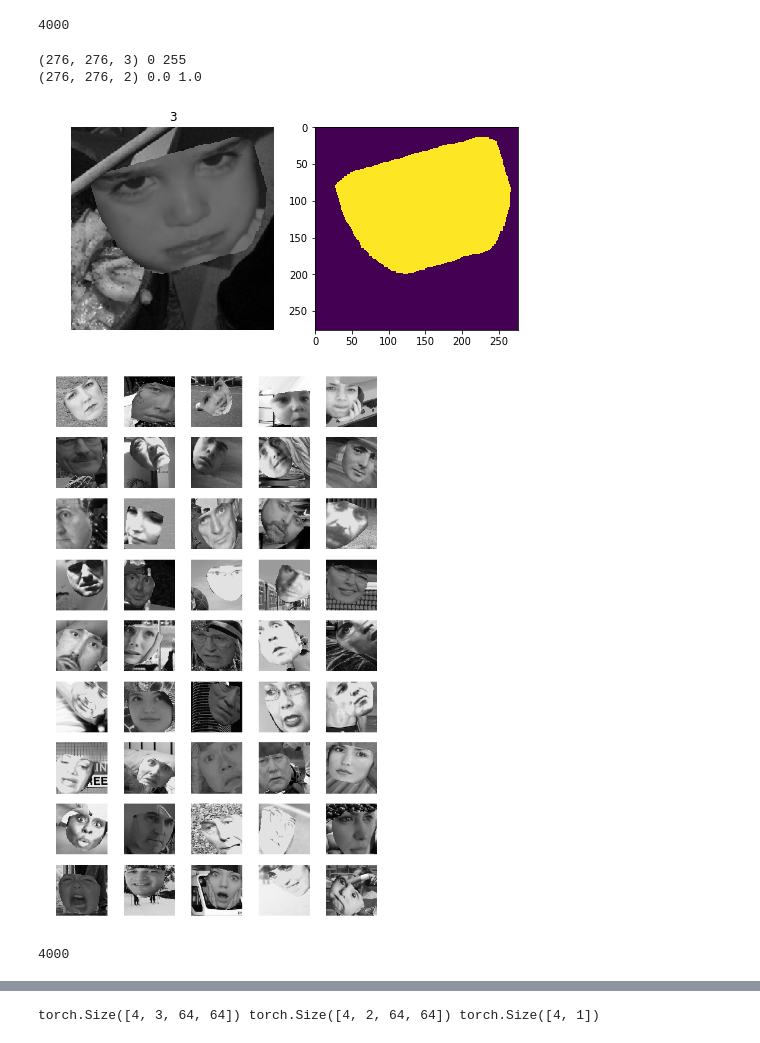
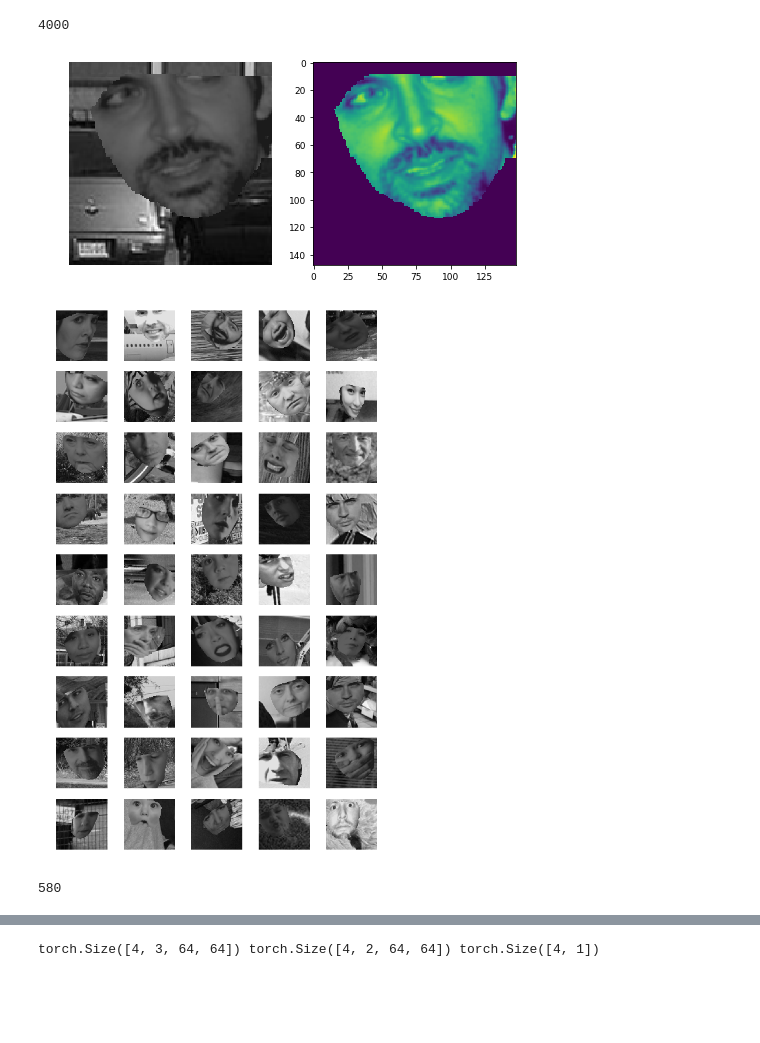
Before and after one commit to pedrodiamel/pytorch-classification, a Jupyter notebook: books/data_fer_analysis.ipynb, the cells around one changed output, grey strips where cells are left out. Cells and saved outputs as stored; diff of their text form; code cells hidden in the pictures; blank space fills up the shorter version.

```diff
--- a/books/data_fer_analysis.ipynb
+++ b/books/data_fer_analysis.ipynb
@@ -71,32 +71,31 @@ def makecolormask( mask, color=[1,0,0] ):
 # %%
 
 sample = dataset[ np.random.randint( len(dataset) )  ]
-image, mask, meta = sample['image'], sample['label'], sample['metadata']
+# image, mask, meta = sample['image'], sample['label'], sample['metadata']
+image, mask, meta = sample[1], sample[0], sample[2]
 label = meta[0]
 
-print(image.shape, image.min(), image.max())
-print(mask.shape, mask.min(), mask.max() )
+# print(image.shape, image.min(), image.max())
+# print(mask.shape, mask.min(), mask.max() )
 
 mask = mask[:,:,1]
 colormask = makecolormask( mask, color=[1,0,0] )
 
 plt.figure( figsize=(8,8) )
 plt.subplot(121)
 #plt.imshow( lincomb( image/255, colormask, mask, alpha=0.3 ) )
 #plt.imshow(mask)
 plt.imshow(image)
 #plt.imshow(mask, cmap='seismic', alpha=0.2)
-plt.title( label )
+# plt.title( label )
 plt.axis('off')
 
 plt.subplot(122)
 plt.imshow(mask)
 
 plt.show()
 # %% [output]
-(276, 276, 3) 0 255
-(276, 276, 2) 0.0 1.0
-[figure, old version]
+[figure, new version]
 # %%
 import matplotlib
 matplotlib.rcParams['font.size'] = 9
@@ -107,12 +106,14 @@ numRows = 9; numCols = 5
 plt.figure()
 for k in range(numRows*numCols):
     sample = dataset[ np.random.randint( len(dataset) )  ]
-    image, mask, meta = sample['image'], sample['label'], sample['metadata']
+    #image, mask, meta = sample['image'], sample['label'], sample['metadata']
+    image, mask, meta = sample[1], sample[0], sample[2]
+
     plt.subplot(numRows,numCols,k+1);
     plt.imshow( image )
     #plt.imshow( mask[:,:,1], cmap='seismic', alpha=0.2)
     #plt.title( label )
     plt.axis('off')
 # %% [output]
-[figure, old version]
+[figure, new version]
 # %%
@@ -126,11 +129,12 @@ def visualizatedataset( data, num=25, imsize=(64,64,3), padding=1 ):
 # %%
+
 
 size_input=64
 
 data=FactoryDataset.factory(
     pathname=pathnamedata,
-    name=FactoryDataset.affectdark,
-    subset=FactoryDataset.validation,
+    name=FactoryDataset.bu3dfe,
+    subset=FactoryDataset.training,
 #     idenselect=idenselect,
     download=True
     )
@@ -140,7 +144,7 @@ dataset = SyntheticFaceDataset(
     pathnameback,
     generate='image_and_mask',
     iluminate=True, angle=30, translation=0.2, warp=0.1, factor=0.2,
-    transform=transforms.Compose([
+    transform_data=transforms.Compose([
         #------------------------------------------------------------------
         #Geometric
         #mtrans.RandomScale(factor=0.2, padding_mode=cv2.BORDER_REPLICATE ),
@@ -166,11 +170,9 @@ dataset = SyntheticFaceDataset(
         ])
 )
 
-
-
 dataloader = DataLoader(dataset, batch_size=4, shuffle=True, num_workers=0 )
 print( len(dataset) )
 # %% [output]
-4000
+580
 # %%
 plt.figure( figsize=(16,16))
```
Also changed, not shown: parts of 5 cells of this notebook, 9 other files.
